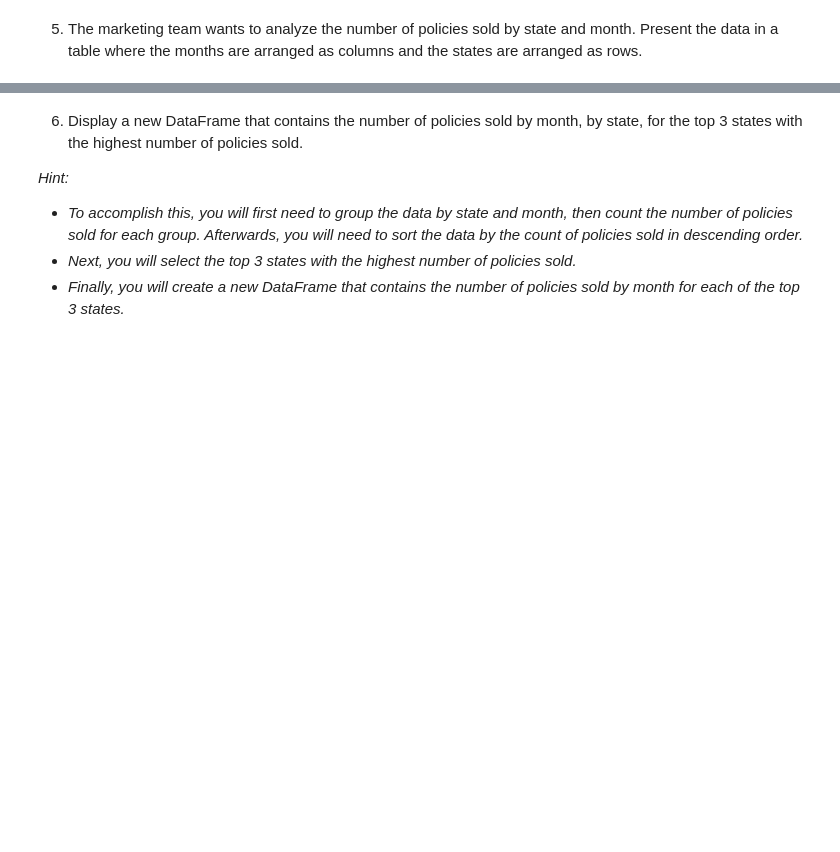
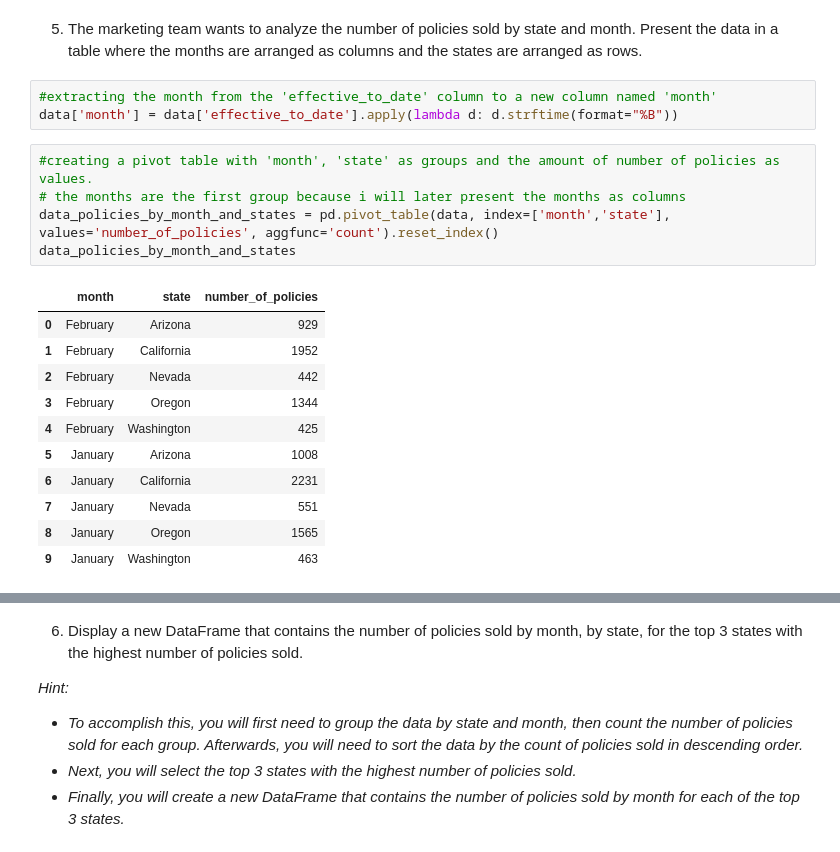
Before and after one commit to PatrickSchuetten/lab-dw-data-aggregation-and-filtering, a Jupyter notebook: lab-dw-aggregating.ipynb, the cells around one changed output, grey strips where cells are left out. Drawn from its saved outputs; the diff is of its cells as text; blank space fills up the shorter version.

Commit message:
lab solved, the first time i commited its was a mistake

```diff
--- a/lab-dw-aggregating.ipynb
+++ b/lab-dw-aggregating.ipynb
@@ -142,3 +238,23 @@ pd.pivot_table(data, index=['policy_type','gender'], values=['total_claim_amount
 ## Bonus
 # %% [markdown]
 5. The marketing team wants to analyze the number of policies sold by state and month. Present the data in a table where the months are arranged as columns and the states are arranged as rows.
+# %%
+#extracting the month from the 'effective_to_date' column to a new column named 'month'
+data['month'] = data['effective_to_date'].apply(lambda d: d.strftime(format="%B"))
+# %%
+#creating a pivot table with 'month', 'state' as groups and the amount of number of policies as values.
+# the months are the first group because i will later present the months as columns
+data_policies_by_month_and_states = pd.pivot_table(data, index=['month','state'], values='number_of_policies', aggfunc='count').reset_index()
+data_policies_by_month_and_states
+# %% [output]
+|  | month | state | number_of_policies |
+| 0 | February | Arizona | 929 |
+| 1 | February | California | 1952 |
+| 2 | February | Nevada | 442 |
+| 3 | February | Oregon | 1344 |
+| 4 | February | Washington | 425 |
+| 5 | January | Arizona | 1008 |
+| 6 | January | California | 2231 |
+| 7 | January | Nevada | 551 |
+| 8 | January | Oregon | 1565 |
+| 9 | January | Washington | 463 |
```
Also changed, not shown: parts of 30 cells of this notebook, 1 other file.
